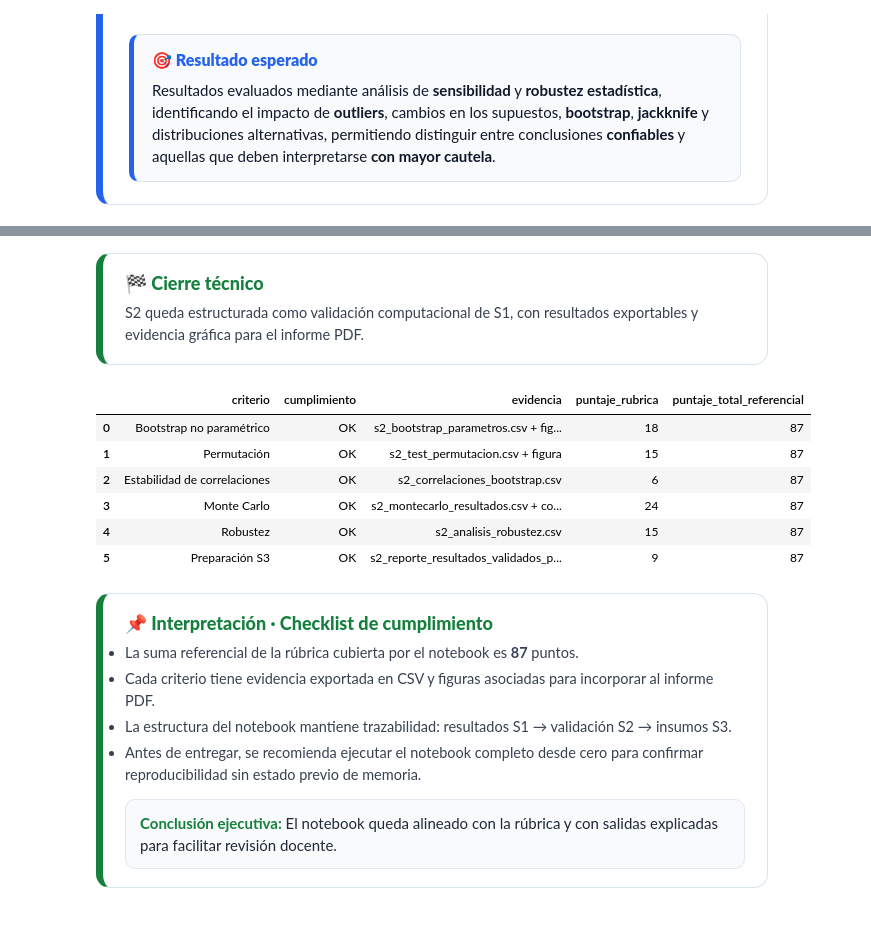
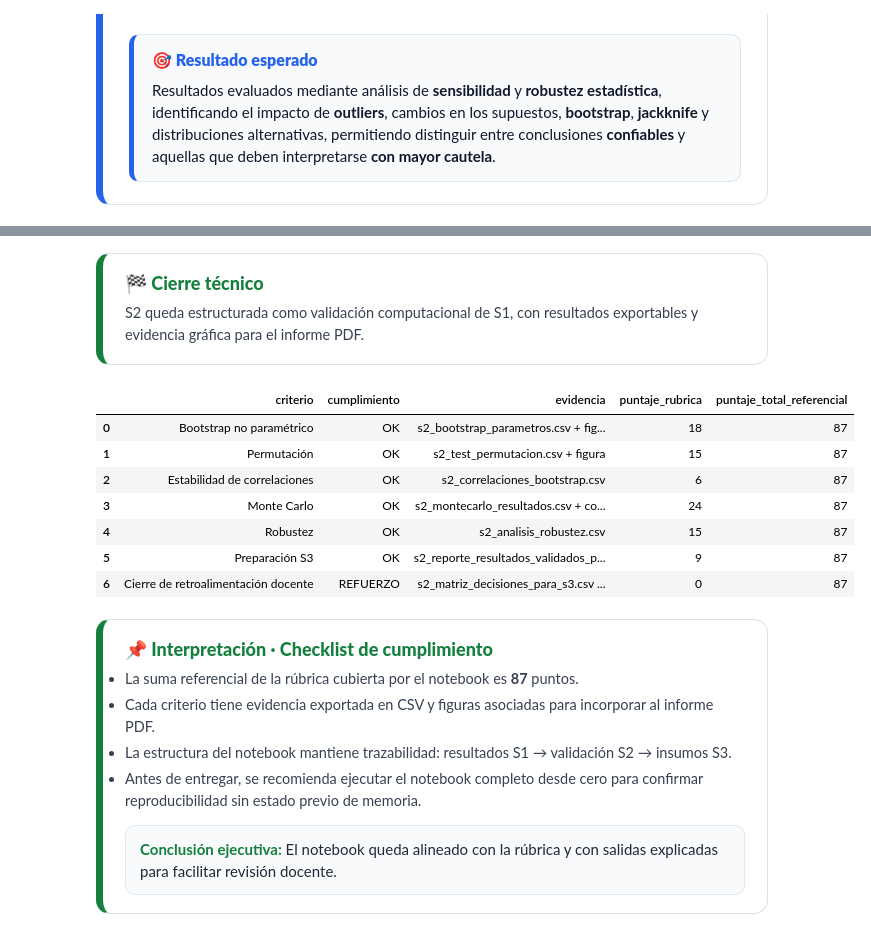
Before and after one commit to Rfcha/abp_estadistica, a Jupyter notebook: notebooks/02_validacion_simulacion_remuestreo.ipynb, the cells around one changed output, grey strips where cells are left out. Cells and saved outputs as stored; diff of their text form; code cells hidden in the pictures.

```diff
--- a/notebooks/02_validacion_simulacion_remuestreo.ipynb
+++ b/notebooks/02_validacion_simulacion_remuestreo.ipynb
@@ -1827,33 +2225,35 @@ checklist=pd.DataFrame([
 {"criterio":"Monte Carlo","cumplimiento":"OK","evidencia":"s2_montecarlo_resultados.csv + convergencia","puntaje_rubrica":24},
 {"criterio":"Robustez","cumplimiento":"OK","evidencia":"s2_analisis_robustez.csv","puntaje_rubrica":15},
 {"criterio":"Preparación S3","cumplimiento":"OK","evidencia":"s2_reporte_resultados_validados_para_s3.csv","puntaje_rubrica":9},
+{"criterio":"Cierre de retroalimentación docente","cumplimiento":"REFUERZO","evidencia":"s2_matriz_decisiones_para_s3.csv + controles específicos","puntaje_rubrica":0},
 ])
 checklist["puntaje_total_referencial"]=checklist["puntaje_rubrica"].sum()
 checklist.to_csv(RESULTS_DIR/"s2_checklist_rubrica.csv", index=False, encoding="utf-8-sig")
 tarjeta("🏁 Cierre técnico", "S2 queda estructurada como validación computacional de S1, con resultados exportables y evidencia gráfica para el informe PDF.", COLORS["green"])
 display(checklist)
 
 tarjeta_interpretacion(
     "📌 Interpretación · Checklist de cumplimiento",
     [
         f"La suma referencial de la rúbrica cubierta por el notebook es <b>{checklist['puntaje_rubrica'].sum()}</b> puntos.",
         "Cada criterio tiene evidencia exportada en CSV y figuras asociadas para incorporar al informe PDF.",
         "La estructura del notebook mantiene trazabilidad: resultados S1 → validación S2 → insumos S3.",
         "Antes de entregar, se recomienda ejecutar el notebook completo desde cero para confirmar reproducibilidad sin estado previo de memoria."
     ],
     COLORS["green"],
     "El notebook queda alineado con la rúbrica y con salidas explicadas para facilitar revisión docente."
 )
 # %% [output]
 🏁 Cierre técnico
 S2 queda estructurada como validación computacional de S1, con resultados exportables y evidencia gráfica para el informe PDF.
 |  | criterio | cumplimiento | evidencia | puntaje_rubrica | puntaje_total_referencial |
 | 0 | Bootstrap no paramétrico | OK | s2_bootstrap_parametros.csv + fig... | 18 | 87 |
 | 1 | Permutación | OK | s2_test_permutacion.csv + figura | 15 | 87 |
 | 2 | Estabilidad de correlaciones | OK | s2_correlaciones_bootstrap.csv | 6 | 87 |
 | 3 | Monte Carlo | OK | s2_montecarlo_resultados.csv + co... | 24 | 87 |
 | 4 | Robustez | OK | s2_analisis_robustez.csv | 15 | 87 |
 | 5 | Preparación S3 | OK | s2_reporte_resultados_validados_p... | 9 | 87 |
+| 6 | Cierre de retroalimentación docente | REFUERZO | s2_matriz_decisiones_para_s3.csv ... | 0 | 87 |
 📌 Interpretación · Checklist de cumplimiento
 La suma referencial de la rúbrica cubierta por el notebook es 87 puntos.
 Cada criterio tiene evidencia exportada en CSV y figuras asociadas para incorporar al informe PDF.
```
Also changed, not shown: parts of 16 cells of this notebook, 11 other files.
